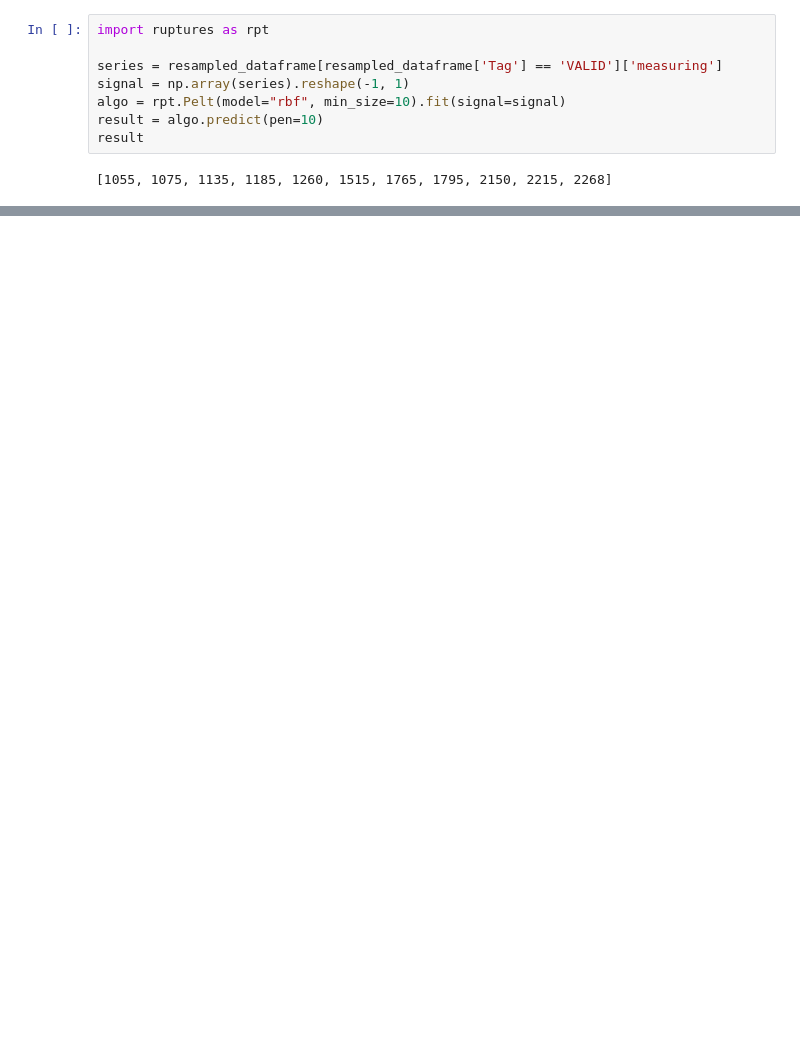
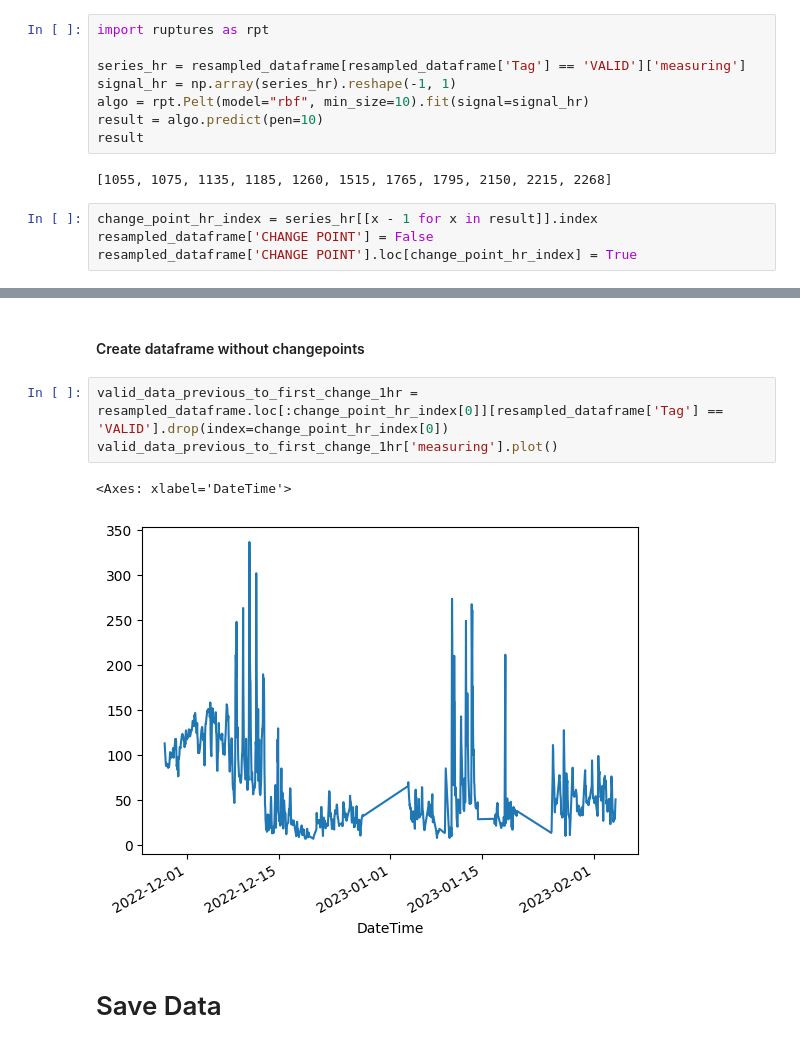
Before and after one commit to campofernando/lcqar-low-cost-monit-proc, a Jupyter notebook: data-pre-processing/field-data-treatment-Diamante_CO.ipynb, the cells around one changed output, grey strips where cells are left out. Saved outputs shown, nothing was run; the diff lists cells and outputs as text; blank space fills up the shorter version.

```diff
--- a/data-pre-processing/field-data-treatment-Diamante_CO.ipynb
+++ b/data-pre-processing/field-data-treatment-Diamante_CO.ipynb
@@ -532,10 +510,14 @@ plt.show()
 # %%
 import ruptures as rpt
 
-series = resampled_dataframe[resampled_dataframe['Tag'] == 'VALID']['measuring']
-signal = np.array(series).reshape(-1, 1)
-algo = rpt.Pelt(model="rbf", min_size=10).fit(signal=signal)
+series_hr = resampled_dataframe[resampled_dataframe['Tag'] == 'VALID']['measuring']
+signal_hr = np.array(series_hr).reshape(-1, 1)
+algo = rpt.Pelt(model="rbf", min_size=10).fit(signal=signal_hr)
 result = algo.predict(pen=10)
 result
 # %% [output]
 [1055, 1075, 1135, 1185, 1260, 1515, 1765, 1795, 2150, 2215, 2268]
+# %%
+change_point_hr_index = series_hr[[x - 1 for x in result]].index
+resampled_dataframe['CHANGE POINT'] = False
+resampled_dataframe['CHANGE POINT'].loc[change_point_hr_index] = True
@@ -557,3 +544,13 @@ plt.legend()
 plt.show()
 # %% [output]
 [figure]
+# %% [markdown]
+#### Create dataframe without changepoints
+# %%
+valid_data_previous_to_first_change_1hr = resampled_dataframe.loc[:change_point_hr_index[0]][resampled_dataframe['Tag'] == 'VALID'].drop(index=change_point_hr_index[0])
+valid_data_previous_to_first_change_1hr['measuring'].plot()
+# %% [output]
+<Axes: xlabel='DateTime'>
+[figure, added]
+# %% [markdown]
+# Save Data
```
Also changed, not shown: parts of 8 cells of this notebook, 27 other files.
